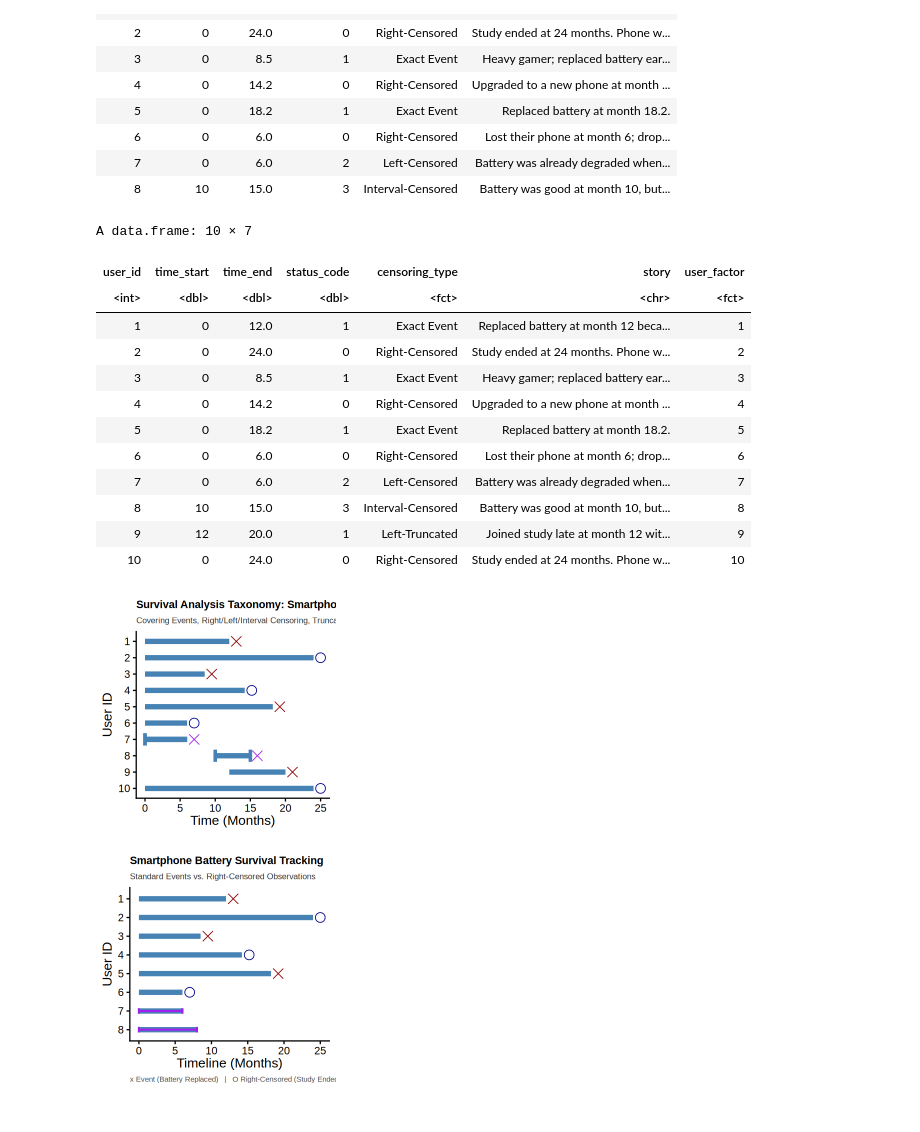
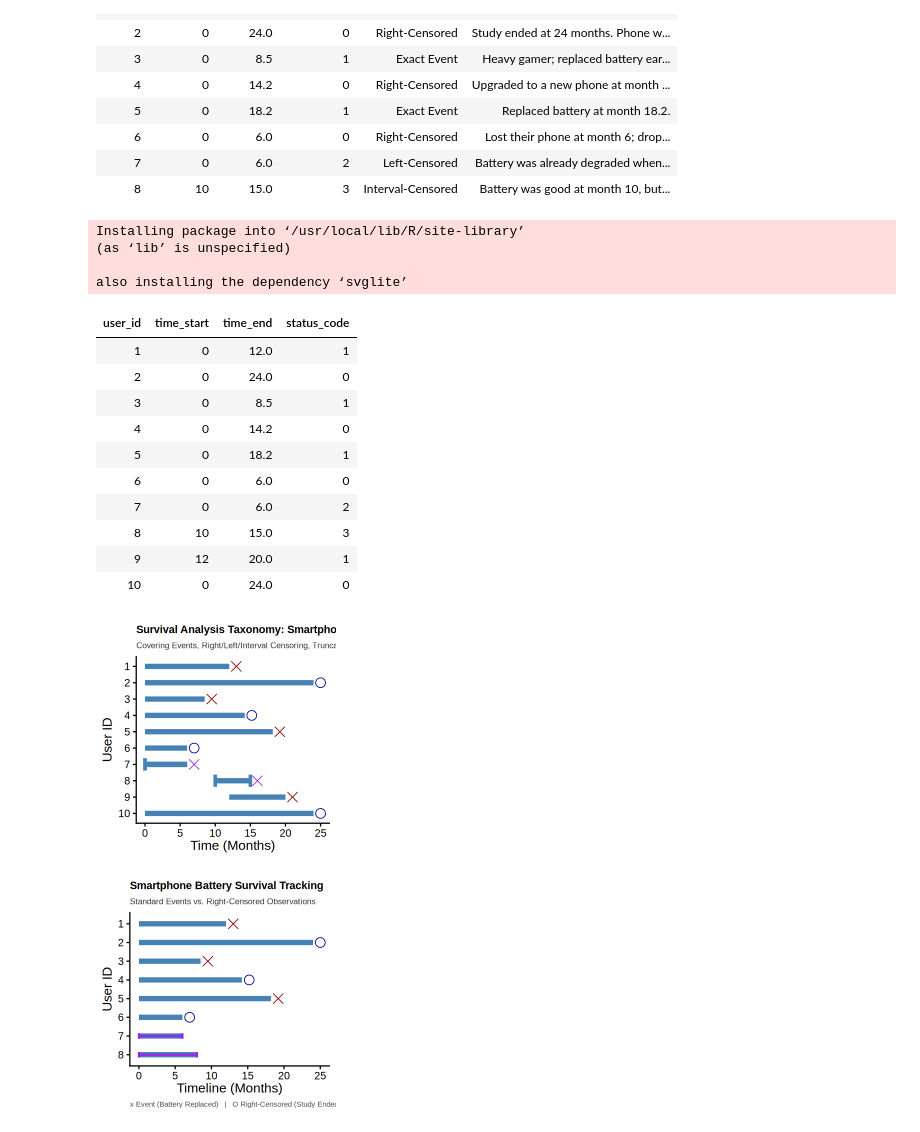
Before and after one commit to manishdatt-edu/biostats, a Jupyter notebook: Survival.ipynb, the cells around one changed output. Cells and saved outputs as stored; diff of their text form; code cells hidden in the pictures.

```diff
--- a/Survival.ipynb
+++ b/Survival.ipynb
@@ -66,13 +55,24 @@ A data.frame: 8 × 6
 | 6 | 0 | 6.0 | 0 | Right-Censored | Lost their phone at month 6; drop... |
 | 7 | 0 | 6.0 | 2 | Left-Censored | Battery was already degraded when... |
 | 8 | 10 | 15.0 | 3 | Interval-Censored | Battery was good at month 10, but... |
+# %%
+#| include: false
+install.packages("kableExtra")
+# %% [output]
+Installing package into ‘/usr/local/lib/R/site-library’
+(as ‘lib’ is unspecified)
+
+also installing the dependency ‘svglite’
 # %%
 #| layout: [[50,50]]
+#| warning: false
+#| message: false
 options(repr.plot.width = 4, repr.plot.height = 4)
 
 library(ggplot2)
 library(dplyr)
-
+library(kableExtra)
+library(IRdisplay)
 
 # 1. Create the complete 10-user masterclass data frame
 battery_df <- data.frame(
@@ -107,7 +107,17 @@ battery_df$user_factor <- factor(
   levels = rev(battery_df$user_id)
 )
 
-battery_df
+#### Show table ####
+html_table <- battery_df |>
+  select("user_id",	"time_start",	"time_end",	"status_code") |>
+  kable(format = "html") |>
+  kable_styling(
+    bootstrap_options = c("bordered", "hover", "condensed"),
+    full_width = FALSE
+  )
+
+display_html(paste(html_table, collapse = "\n"))
+#### Done table ####
 
 # 2. Create the Enhanced Swimmer Plot
 ggplot(battery_df, aes(y = user_factor)) +
@@ -129,46 +139,44 @@ ggplot(battery_df, aes(y = user_factor)) +
                 aes(xmin = time_start, xmax = time_start, y = user_factor),
                 orientation = "y", width = 0.75, color = "steelblue", linewidth = 2) +
 
   # Exact Events & Left-Truncated events (Red Dots)
   geom_point(data = subset(battery_df, status_code %in% c(1)),
              aes(x = time_end + 1), color = "darkred", size = 5, shape = 4) +
 
   # Right-Censored (Blue Plus Signs)
   geom_point(data = subset(battery_df, status_code == 0),
              aes(x = time_end + 1), color = "darkblue", size = 5, shape = 1) +
 
   # Left-Censored / Interval endpoints
   geom_point(data = subset(battery_df, status_code %in% c(2,3)),
              aes(x = time_end + 1), color = "purple", size = 5, shape = 4) +
 
   # Labels and Theme
   labs(
     title = "Survival Analysis Taxonomy: Smartphone Batteries",
     subtitle = "Covering Events, Right/Left/Interval Censoring, Truncation, and Competing Risks",
     x = "Time (Months)",
     y = "User ID"
   ) +
   theme_classic(base_size = 16) +
   theme(
     panel.grid.minor = element_blank(),
     plot.title = element_text(face = "bold", size = 13),
     plot.subtitle = element_text(size = 10, color = "gray20"),
     plot.caption = element_text(size = 8.5, hjust = 0, color = "gray30")
   )
 # %% [output]
-A data.frame: 10 × 7
-| user_id | time_start | time_end | status_code | censoring_type | story | user_factor |
-| <int> | <dbl> | <dbl> | <dbl> | <fct> | <chr> | <fct> |
-| 1 | 0 | 12.0 | 1 | Exact Event | Replaced battery at month 12 beca... | 1 |
-| 2 | 0 | 24.0 | 0 | Right-Censored | Study ended at 24 months. Phone w... | 2 |
-| 3 | 0 | 8.5 | 1 | Exact Event | Heavy gamer; replaced battery ear... | 3 |
-| 4 | 0 | 14.2 | 0 | Right-Censored | Upgraded to a new phone at month ... | 4 |
-| 5 | 0 | 18.2 | 1 | Exact Event | Replaced battery at month 18.2. | 5 |
-| 6 | 0 | 6.0 | 0 | Right-Censored | Lost their phone at month 6; drop... | 6 |
-| 7 | 0 | 6.0 | 2 | Left-Censored | Battery was already degraded when... | 7 |
-| 8 | 10 | 15.0 | 3 | Interval-Censored | Battery was good at month 10, but... | 8 |
-| 9 | 12 | 20.0 | 1 | Left-Truncated | Joined study late at month 12 wit... | 9 |
-| 10 | 0 | 24.0 | 0 | Right-Censored | Study ended at 24 months. Phone w... | 10 |
+| user_id | time_start | time_end | status_code |
+| 1 | 0 | 12.0 | 1 |
+| 2 | 0 | 24.0 | 0 |
+| 3 | 0 | 8.5 | 1 |
+| 4 | 0 | 14.2 | 0 |
+| 5 | 0 | 18.2 | 1 |
+| 6 | 0 | 6.0 | 0 |
+| 7 | 0 | 6.0 | 2 |
+| 8 | 10 | 15.0 | 3 |
+| 9 | 12 | 20.0 | 1 |
+| 10 | 0 | 24.0 | 0 |
 [figure]
 # %%
 library(ggplot2)
```
Also changed, not shown: parts of 1 cell of this notebook, 1 other file.
